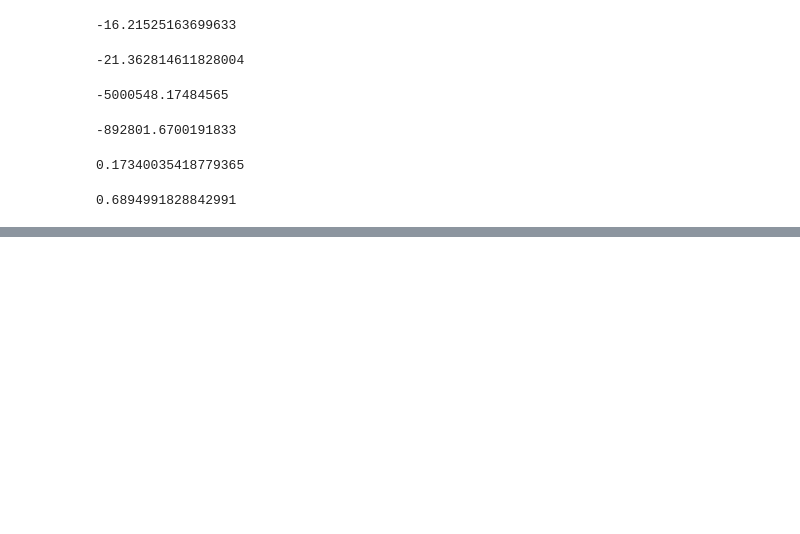
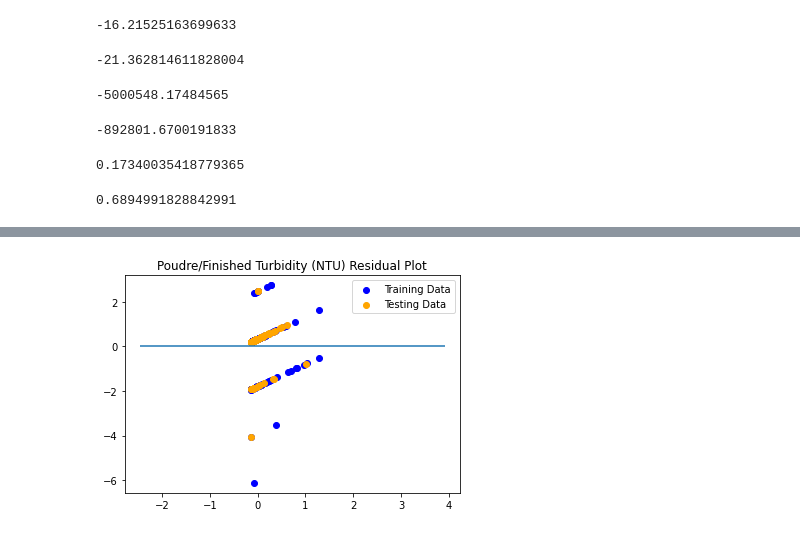
Before and after one commit to aidixon/Project-3, a Jupyter notebook: ML.ipynb, the cells around one changed output, grey strips where cells are left out. Drawn from its saved outputs; the diff is of its cells as text; code cells hidden in the pictures; blank space fills up the shorter version.

```diff
--- a/ML.ipynb
+++ b/ML.ipynb
@@ -200,0 +208,6 @@ model.score(X5_test, y5_test)
+# %%
+X2_scalar = StandardScaler().fit(X2_train)
+y2_scalar = StandardScaler().fit(y2_train)
+
+X3_scalar = StandardScaler().fit(X3_train)
+y3_scalar = StandardScaler().fit(y3_train)
@@ -200,0 +231,10 @@ model.score(X5_test, y5_test)
+# %%
+X2_train_scaled = X2_scalar.transform(X2_train)
+X2_test_scaled = X2_scalar.transform(X2_test)
+y2_train_scaled = y2_scalar.transform(y2_train)
+y2_test_scaled = y2_scalar.transform(y2_test)
+
+X3_train_scaled = X3_scalar.transform(X3_train)
+X3_test_scaled = X3_scalar.transform(X3_test)
+y3_train_scaled = y3_scalar.transform(y3_train)
+y3_test_scaled = y3_scalar.transform(y3_test)
@@ -200,0 +274,11 @@ model.score(X5_test, y5_test)
+# %%
+model = LinearRegression()
+model.fit(X2_train_scaled, y2_train_scaled)
+plt.scatter(model.predict(X2_train_scaled), model.predict(X2_train_scaled) - y2_train_scaled, c="blue", label="Training Data")
+plt.scatter(model.predict(X2_test_scaled), model.predict(X2_test_scaled) - y2_test_scaled, c="orange", label="Testing Data")
+plt.legend()
+plt.hlines(y=0, xmin=y2_test_scaled.min(), xmax=y2_test_scaled.max())
+plt.title("Poudre/Finished Turbidity (NTU) Residual Plot")
+plt.show()
+# %% [output]
+[figure, added]
```
Also changed, not shown: parts of 9 cells of this notebook.
